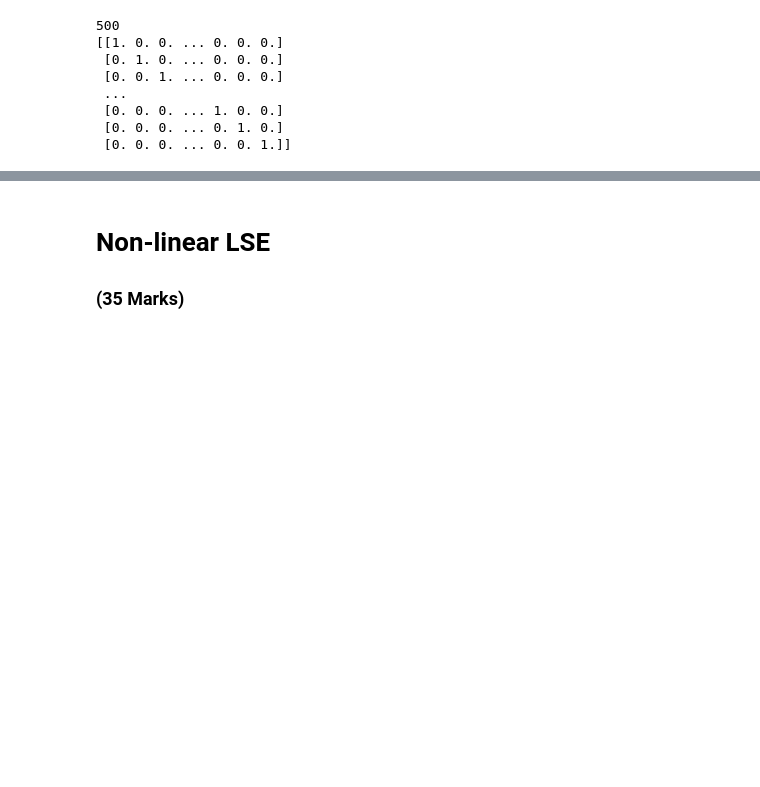
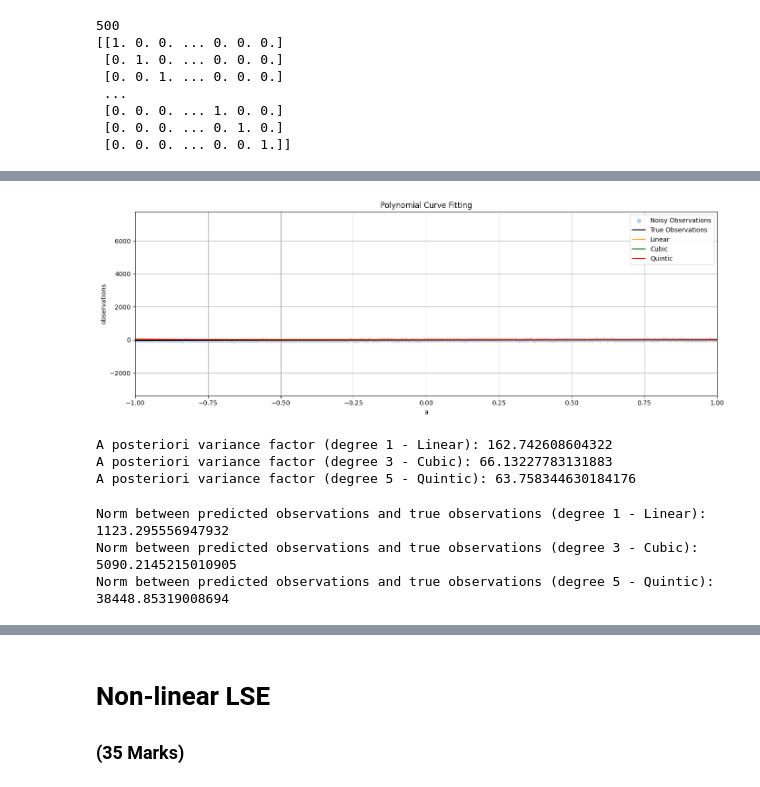
Before and after one commit to akosua-gyimah/engg680_2024_fall, a Jupyter notebook: Lab_Assignment2/Assignment2.ipynb, the cells around one changed output, grey strips where cells are left out. Cells and saved outputs as stored; diff of their text form; code cells hidden in the pictures; blank space fills up the shorter version.

```diff
--- a/Lab_Assignment2/Assignment2.ipynb
+++ b/Lab_Assignment2/Assignment2.ipynb
@@ -148,19 +227,47 @@ def fit_polynomial_curve(a: np.ndarray, l: np.ndarray, P: np.ndarray, deg: int)
 # hint: use polyval function from numpy library (check input argument carefully)
 # (1 marks)
 
-line_uw = #...
-cubic_uw = #...
-quintic_uw = #...
+# Fit the polynomial curve for degree 1 (linear), 3 (cubic), and 5 (quintic)
+x1, _, _, _ = fit_polynomial_curve(a, l, P, 1)  # Degree 1
+x3, _, _, _ = fit_polynomial_curve(a, l, P, 3)  # Degree 3
+x5, _, _, _ = fit_polynomial_curve(a, l, P, 5)  # Degree 5
+
+
+line_uw = np.polyval(x1, a)
+cubic_uw = np.polyval(x3, a)
+quintic_uw = np.polyval(x5, a)
 # %%
 # step 8
 # use the matplotlib to plot each polynomial function, noisy observations l, true observations l_true, together in one single figure
 # for the polynomials of line, cubic and quintic, use color of orange, green and red respectively.
 # (2 marks)
 
+# Plotting the polynomial functions, noisy observations, and true observations
 fig, ax = plt.subplots(nrows=1, ncols=1, figsize=(14, 5))
-# ...
 
+# Scatter plot of noisy observations (l) on the axis
+ax.scatter(a, l, color='tab:blue', alpha=0.3, label='Noisy Observations', marker='o')
+
+# Plot true observations (l_true) on the same axis
+ax.plot(a, l_true, color='k', label='True Observations')
+
+# Plot the polynomial functions
+ax.plot(a, line_uw, label='Linear', color='orange')
+ax.plot(a, cubic_uw, label='Cubic', color='green')
+ax.plot(a, quintic_uw, label='Quintic', color='red')
+
+# Adding Labels, Title and legend
+ax.set_xlabel('a')
+ax.set_ylabel('observations')
+ax.set_title('Polynomial Curve Fitting')
+ax.legend()
 
 ax.grid(True, which='both',ls='-',color='0.65')
 
+#limit x Range from -1 to 1
+ax.set_xlim(-1, 1)
+
+
 fig.tight_layout()
+# %% [output]
+[figure, added]
@@ -177,3 +274,43 @@ fig.tight_layout()
+# %%
+# step 9
+# print the a posterier variance factor for each polynomial function
+# (3 marks)
+# Fit polynomial for degree 1 (linear), 3 (cubic), and 5 (quintic)
+x1, cov_x1, apv1, v1 = fit_polynomial_curve(a, l, P, 1)  # Degree 1
+x3, cov_x3, apv3, v3 = fit_polynomial_curve(a, l, P, 3)  # Degree 3
+x5, cov_x5, apv5, v5 = fit_polynomial_curve(a, l, P, 5)  # Degree 5
+
+# Print the a posteriori variance factor (apv) for each polynomial degree
+print(f"A posteriori variance factor (degree 1 - Linear): {apv1}")
+print(f"A posteriori variance factor (degree 3 - Cubic): {apv3}")
+print(f"A posteriori variance factor (degree 5 - Quintic): {apv5}")
+# %% [output]
+A posteriori variance factor (degree 1 - Linear): 162.742608604322
+A posteriori variance factor (degree 3 - Cubic): 66.13227783131883
+A posteriori variance factor (degree 5 - Quintic): 63.758344630184176
+# %%
+# step 10
+# compute and print the norm between the predicted observations (output from each polynomial function) and the true observations
+# (3 marks)
+
+# Compute predicted observations for each polynomial
+predicted_linear = line_uw  # Linear predictions
+predicted_cubic = cubic_uw   # Cubic predictions
+predicted_quintic = quintic_uw  # Quintic predictions
+
+# Compute the norm (L2 norm) between predicted observations and true observations
+norm_linear = np.linalg.norm(predicted_linear - l_true)
+norm_cubic = np.linalg.norm(predicted_cubic - l_true)
+norm_quintic = np.linalg.norm(predicted_quintic - l_true)
+
+# Print the results
+print(f"Norm between predicted observations and true observations (degree 1 - Linear): {norm_linear}")
+print(f"Norm between predicted observations and true observations (degree 3 - Cubic): {norm_cubic}")
+print(f"Norm between predicted observations and true observations (degree 5 - Quintic): {norm_quintic}")
+# %% [output]
+Norm between predicted observations and true observations (degree 1 - Linear): 1123.295556947932
+Norm between predicted observations and true observations (degree 3 - Cubic): 5090.2145215010905
+Norm between predicted observations and true observations (degree 5 - Quintic): 38448.85319008694
 # %%
 # step 11
 # comment on the results of a posterier variance factor and norm, what pattern do you observe
```
Also changed, not shown: parts of 13 cells of this notebook.
